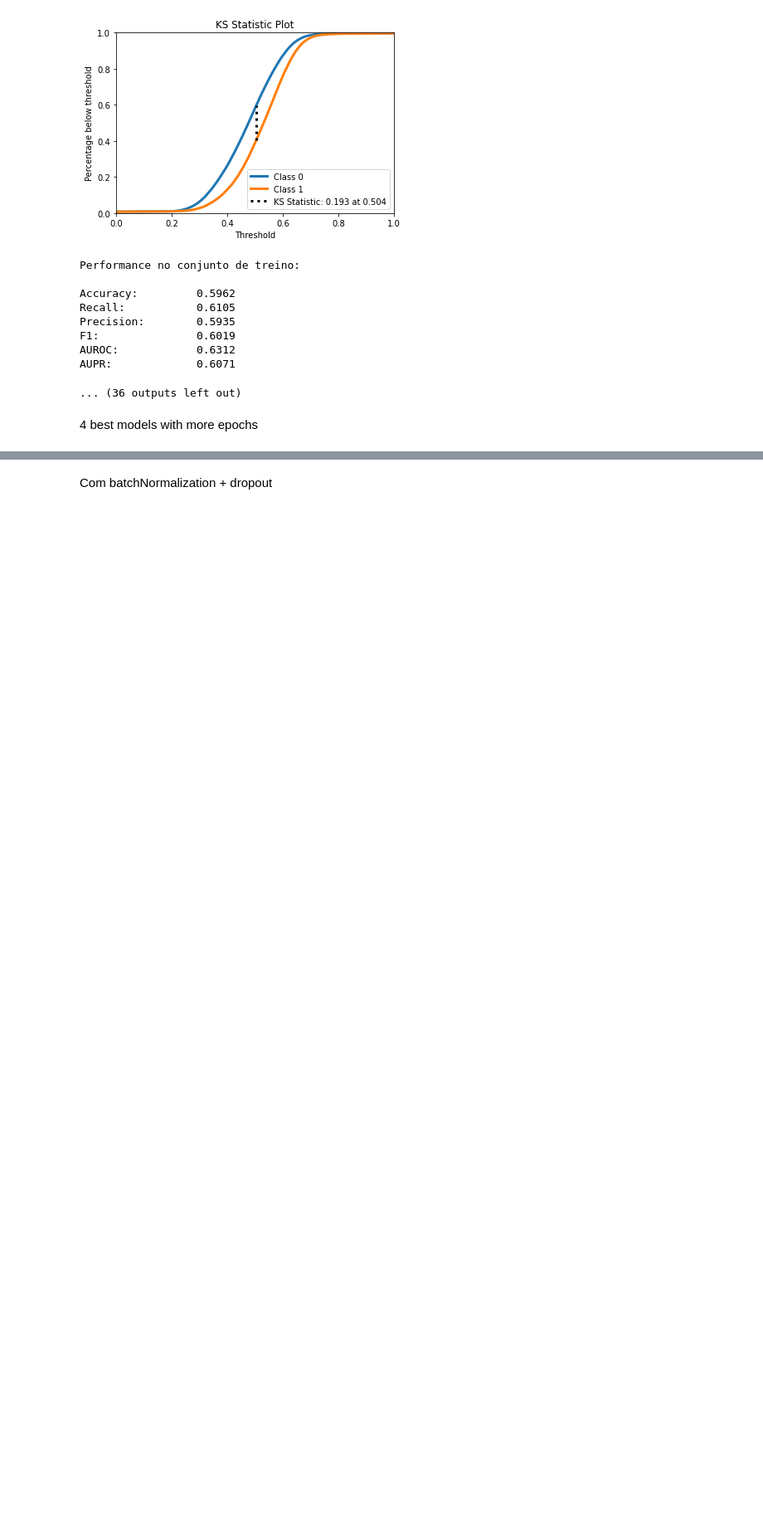
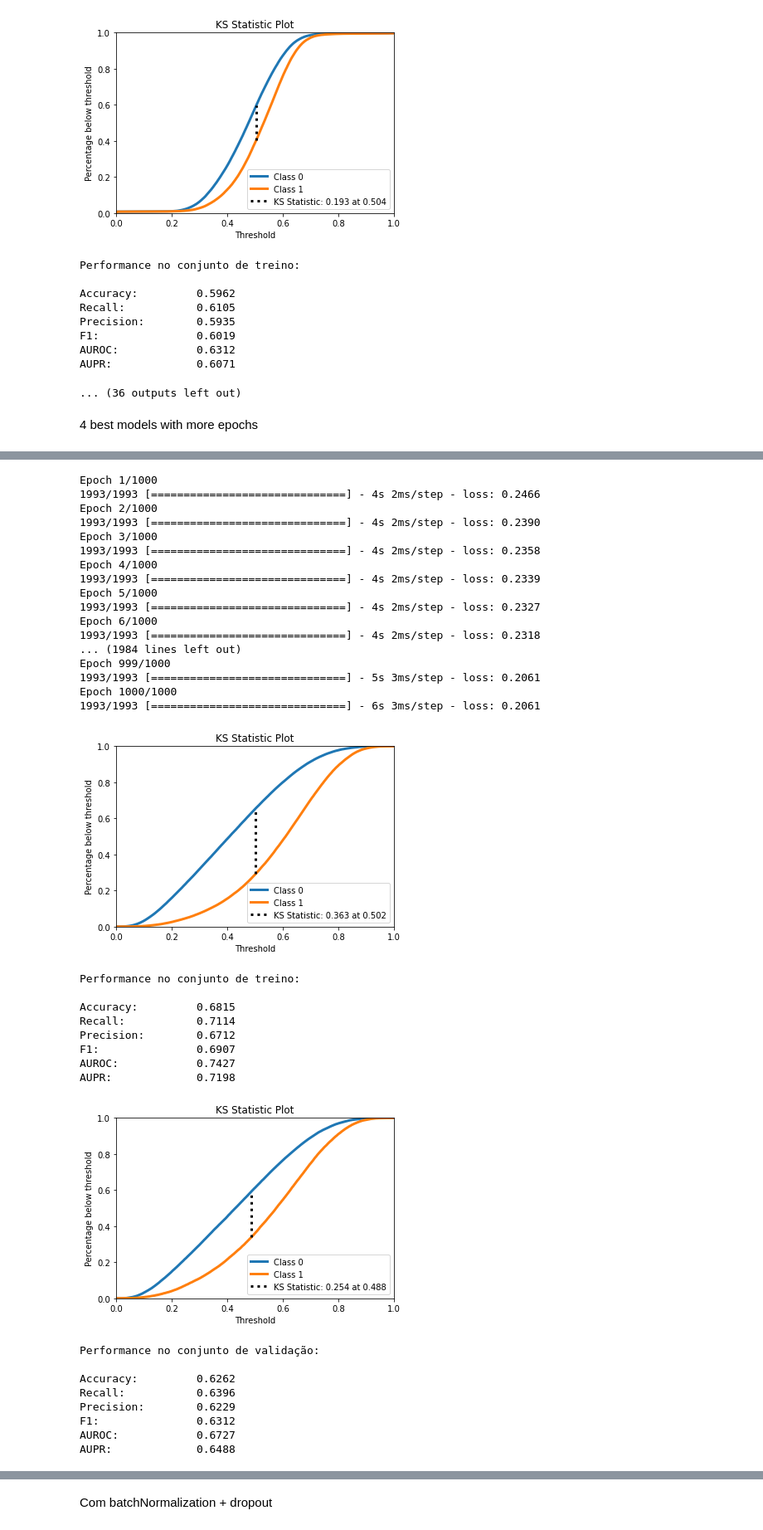
Before and after one commit to GuilleamACM/Projeto-Redes-Neurais, a Jupyter notebook: MLP's/Projeto_final_MLP.ipynb, the cells around one changed output, grey strips where cells are left out. Shown at 83% size. Drawn from its saved outputs; the diff is of its cells as text; code cells hidden in the pictures; blank space fills up the shorter version.

```diff
--- a/MLP's/Projeto_final_MLP.ipynb
+++ b/MLP's/Projeto_final_MLP.ipynb
@@ -1111,15 +1121,49 @@ how to save a model
 # %%
-    es = EarlyStopping(monitor='loss', mode='min', verbose=1, patience=20)
-    mlp_clf = KerasClassifier(build_fn=create_sklearn_compatible_model_3,
-                          batch_size=128, epochs=1000, callbacks=[es])
-    mlp_clf.fit(train_X, train_Y)
-    mlp_pred_class = mlp_clf.predict(train_X)
-    mlp_pred_scores = mlp_clf.predict_proba(train_X)
+    mlp_clf_3.fit(train_X, train_Y)
+    mlp_clf_3.model.save('Adam_2_camadas.h5')
+    mlp_pred_class = mlp_clf_3.predict(train_X)
+    mlp_pred_scores = mlp_clf_3.predict_proba(train_X)
     accuracy, recall, precision, f1, auroc, aupr = compute_performance_metrics(train_Y, mlp_pred_class, mlp_pred_scores)
     print('Performance no conjunto de treino:')
     print_metrics_summary(accuracy, recall, precision, f1, auroc, aupr)
-    mlp_pred_class = mlp_clf.predict(validation_X)
-    mlp_pred_scores = mlp_clf.predict_proba(validation_X)
+    mlp_pred_class = mlp_clf_3.predict(validation_X)
+    mlp_pred_scores = mlp_clf_3.predict_proba(validation_X)
     accuracy, recall, precision, f1, auroc, aupr = compute_performance_metrics(validation_Y, mlp_pred_class, mlp_pred_scores)
     print('Performance no conjunto de validação:')
     print_metrics_summary(accuracy, recall, precision, f1, auroc, aupr)
+# %% [output]
+Epoch 1/1000
+1993/1993 [==============================] - 4s 2ms/step - loss: 0.2466
+Epoch 2/1000
+1993/1993 [==============================] - 4s 2ms/step - loss: 0.2390
+Epoch 3/1000
+1993/1993 [==============================] - 4s 2ms/step - loss: 0.2358
+Epoch 4/1000
+1993/1993 [==============================] - 4s 2ms/step - loss: 0.2339
+Epoch 5/1000
+1993/1993 [==============================] - 4s 2ms/step - loss: 0.2327
+Epoch 6/1000
+1993/1993 [==============================] - 4s 2ms/step - loss: 0.2318
+... (1984 lines left out)
+Epoch 999/1000
+1993/1993 [==============================] - 5s 3ms/step - loss: 0.2061
+Epoch 1000/1000
+1993/1993 [==============================] - 6s 3ms/step - loss: 0.2061
+[figure, added]
+Performance no conjunto de treino:
+
+Accuracy:         0.6815
+Recall:           0.7114
+Precision:        0.6712
+F1:               0.6907
+AUROC:            0.7427
+AUPR:             0.7198
+[figure, added]
+Performance no conjunto de validação:
+
+Accuracy:         0.6262
+Recall:           0.6396
+Precision:        0.6229
+F1:               0.6312
+AUROC:            0.6727
+AUPR:             0.6488
```
Also changed, not shown: parts of 34 cells of this notebook, 5 other files.
